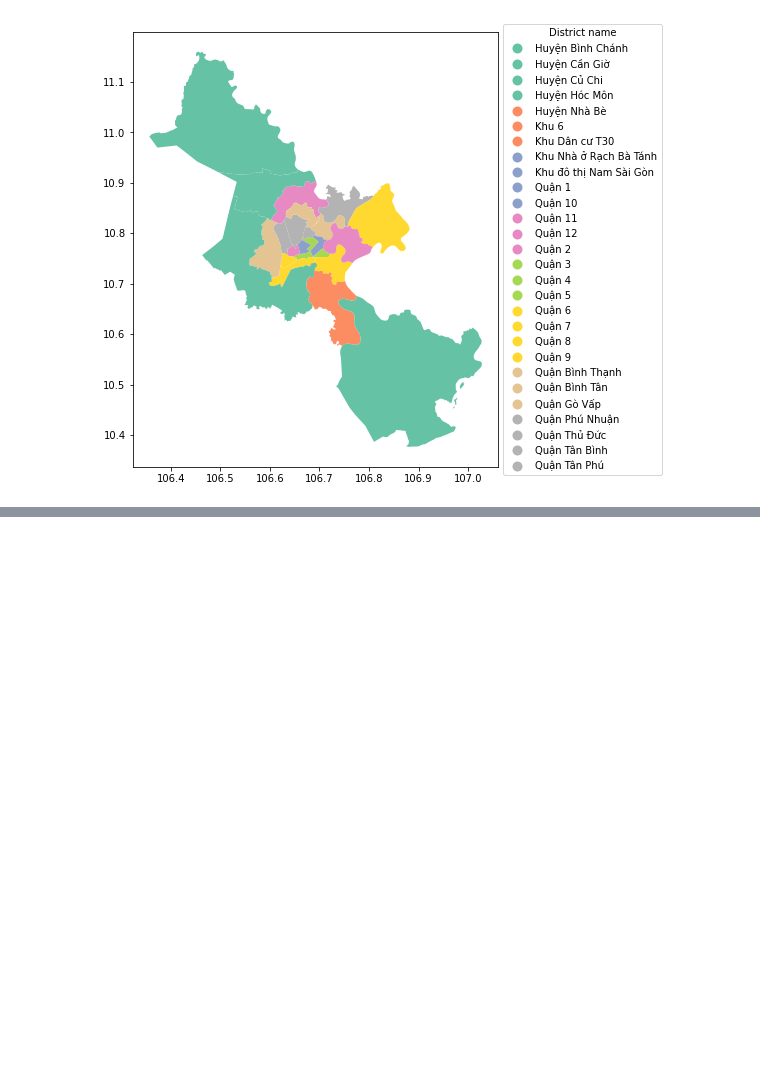
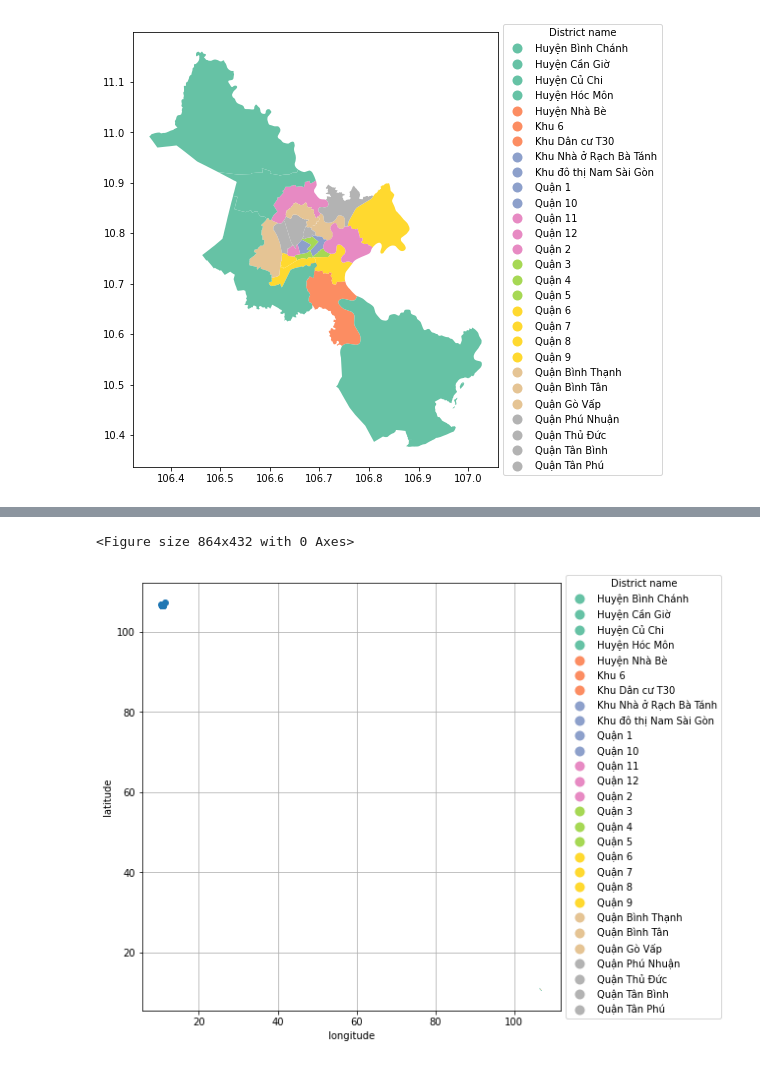
Before and after one commit to galvin96/course-MachineLearning, a Jupyter notebook: Bai_8/8.1/Chapter8_Exercise1_Geojson_HCMC.ipynb, the cells around one changed output, grey strips where cells are left out. Drawn from its saved outputs; the diff is of its cells as text; code cells hidden in the pictures; blank space fills up the shorter version.

```diff
--- a/Bai_8/8.1/Chapter8_Exercise1_Geojson_HCMC.ipynb
+++ b/Bai_8/8.1/Chapter8_Exercise1_Geojson_HCMC.ipynb
@@ -592,6 +596,15 @@ location
 </details>
 # %%
 # Câu 4: Vẽ bản đồ thể hiện vị trí các quận-khu vực tại TP.HCM
+plt.figure(figsize=(12,6))
+geo_df.plot(column='localname', cmap = 'Set2', figsize=(10,8), legend=True, legend_kwds=legend_kwds)
+plt.scatter(location.Latitude, location.Longitude)
+plt.xlabel('longitude')
+plt.ylabel('latitude')
+plt.grid()
+# %% [output]
+<Figure size 864x432 with 0 Axes>
+[figure, added]
 # %% [markdown]
 <details>
     <summary>Nhấn vào đây để xem kết quả !</summary>
```
Also changed, not shown: parts of 2 cells of this notebook, 6 other files.
